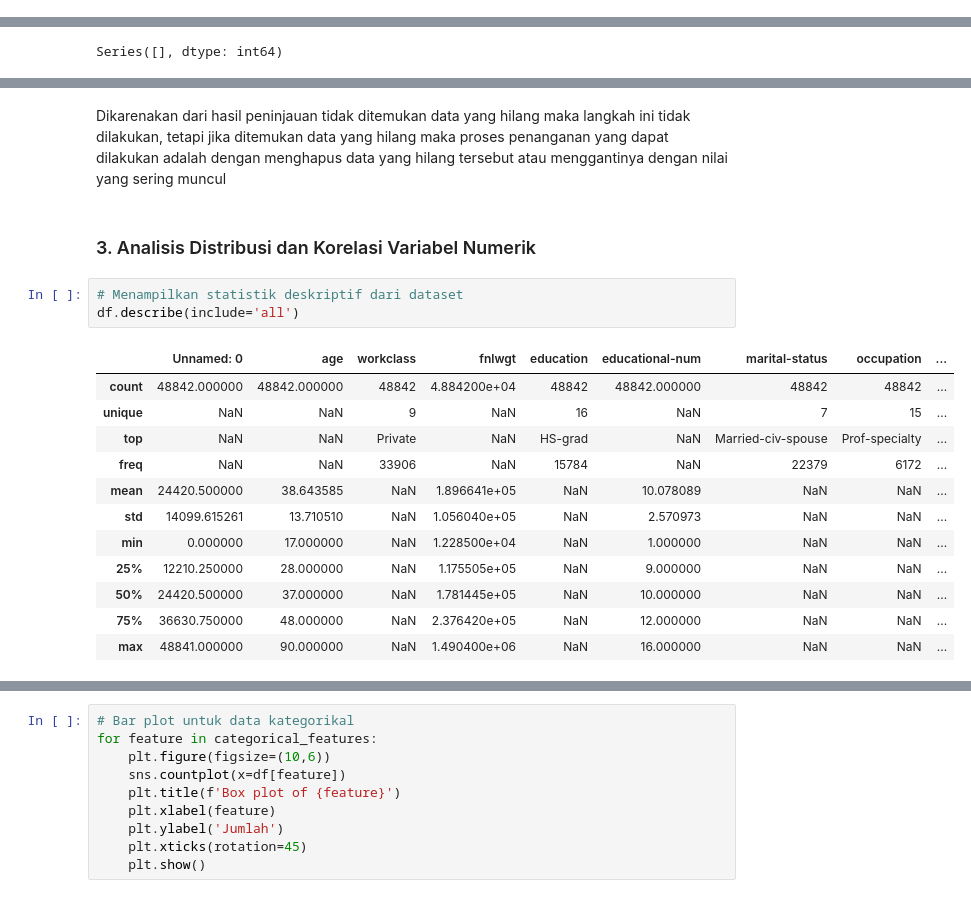
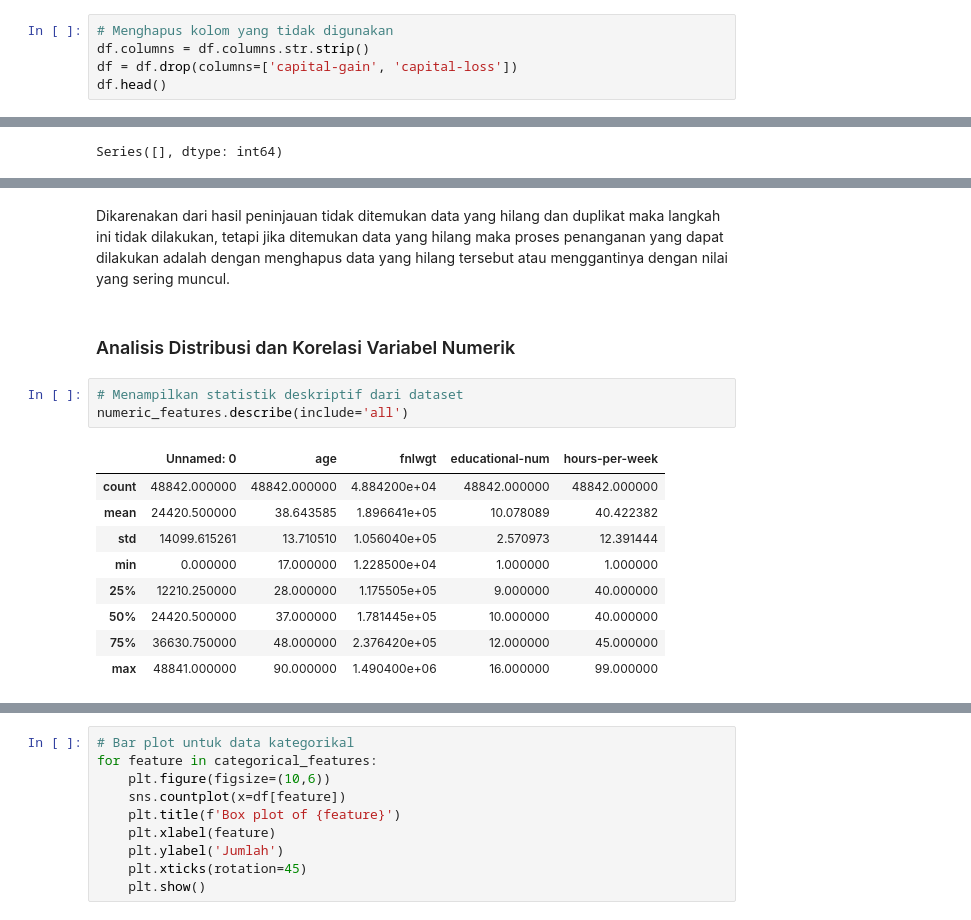
Before and after one commit to gerynsb/Project_ML_Clustering, a Jupyter notebook: [Clustering]_Submission_Akhir_BMLP_Dean Gery Pasamba.ipynb, the cells around one changed output, grey strips where cells are left out. Drawn from its saved outputs; the diff is of its cells as text.

```diff
--- a/[Clustering]_Submission_Akhir_BMLP_Dean Gery Pasamba.ipynb
+++ b/[Clustering]_Submission_Akhir_BMLP_Dean Gery Pasamba.ipynb
@@ -47,3 +47,8 @@ df
 | 48840 | 48840 | 22 | Private | 201490 | HS-grad | 9 | Never-married | Adm-clerical | ... |
 | 48841 | 48841 | 52 | Self-emp-inc | 287927 | HS-grad | 9 | Married-civ-spouse | Exec-managerial | ... |
 48842 rows × 15 columns
+# %%
+# Menghapus kolom yang tidak digunakan
+df.columns = df.columns.str.strip()
+df = df.drop(columns=['capital-gain', 'capital-loss'])
+df.head()
@@ -109,23 +140,20 @@ Series([], dtype: int64)
 # %% [markdown]
-Dikarenakan dari hasil peninjauan tidak ditemukan data yang hilang maka langkah ini tidak dilakukan, tetapi jika ditemukan data yang hilang maka proses penanganan yang dapat dilakukan adalah dengan menghapus data yang hilang tersebut atau menggantinya dengan nilai yang sering muncul
+Dikarenakan dari hasil peninjauan tidak ditemukan data yang hilang dan duplikat maka langkah ini tidak dilakukan, tetapi jika ditemukan data yang hilang maka proses penanganan yang dapat dilakukan adalah dengan menghapus data yang hilang tersebut atau menggantinya dengan nilai yang sering muncul.
 # %% [markdown]
-### 3. Analisis Distribusi dan Korelasi Variabel Numerik
+### Analisis Distribusi dan Korelasi Variabel Numerik
 # %%
 # Menampilkan statistik deskriptif dari dataset
-df.describe(include='all')
+numeric_features.describe(include='all')
 # %% [output]
-|  | Unnamed: 0 | age | workclass | fnlwgt | education | educational-num | marital-status | occupation | ... |
-| count | 48842.000000 | 48842.000000 | 48842 | 4.884200e+04 | 48842 | 48842.000000 | 48842 | 48842 | ... |
-| unique | NaN | NaN | 9 | NaN | 16 | NaN | 7 | 15 | ... |
-| top | NaN | NaN | Private | NaN | HS-grad | NaN | Married-civ-spouse | Prof-specialty | ... |
-| freq | NaN | NaN | 33906 | NaN | 15784 | NaN | 22379 | 6172 | ... |
-| mean | 24420.500000 | 38.643585 | NaN | 1.896641e+05 | NaN | 10.078089 | NaN | NaN | ... |
-| std | 14099.615261 | 13.710510 | NaN | 1.056040e+05 | NaN | 2.570973 | NaN | NaN | ... |
-| min | 0.000000 | 17.000000 | NaN | 1.228500e+04 | NaN | 1.000000 | NaN | NaN | ... |
-| 25% | 12210.250000 | 28.000000 | NaN | 1.175505e+05 | NaN | 9.000000 | NaN | NaN | ... |
-| 50% | 24420.500000 | 37.000000 | NaN | 1.781445e+05 | NaN | 10.000000 | NaN | NaN | ... |
-| 75% | 36630.750000 | 48.000000 | NaN | 2.376420e+05 | NaN | 12.000000 | NaN | NaN | ... |
-| max | 48841.000000 | 90.000000 | NaN | 1.490400e+06 | NaN | 16.000000 | NaN | NaN | ... |
+|  | Unnamed: 0 | age | fnlwgt | educational-num | hours-per-week |
+| count | 48842.000000 | 48842.000000 | 4.884200e+04 | 48842.000000 | 48842.000000 |
+| mean | 24420.500000 | 38.643585 | 1.896641e+05 | 10.078089 | 40.422382 |
+| std | 14099.615261 | 13.710510 | 1.056040e+05 | 2.570973 | 12.391444 |
+| min | 0.000000 | 17.000000 | 1.228500e+04 | 1.000000 | 1.000000 |
+| 25% | 12210.250000 | 28.000000 | 1.175505e+05 | 9.000000 | 40.000000 |
+| 50% | 24420.500000 | 37.000000 | 1.781445e+05 | 10.000000 | 40.000000 |
+| 75% | 36630.750000 | 48.000000 | 2.376420e+05 | 12.000000 | 45.000000 |
+| max | 48841.000000 | 90.000000 | 1.490400e+06 | 16.000000 | 99.000000 |
 # %%
 # Menampilkan histogram untuk distribusi frekuensi
 df.hist(bins=30, figsize=(15,10))
```
Also changed, not shown: parts of 23 cells of this notebook.
